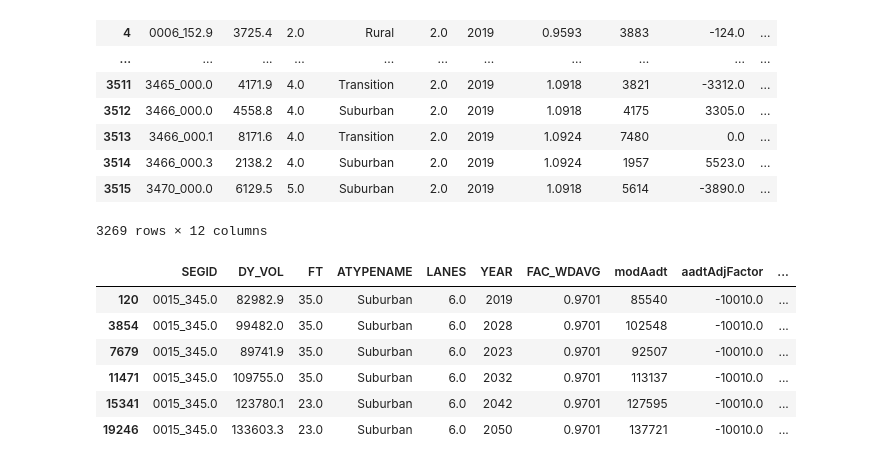
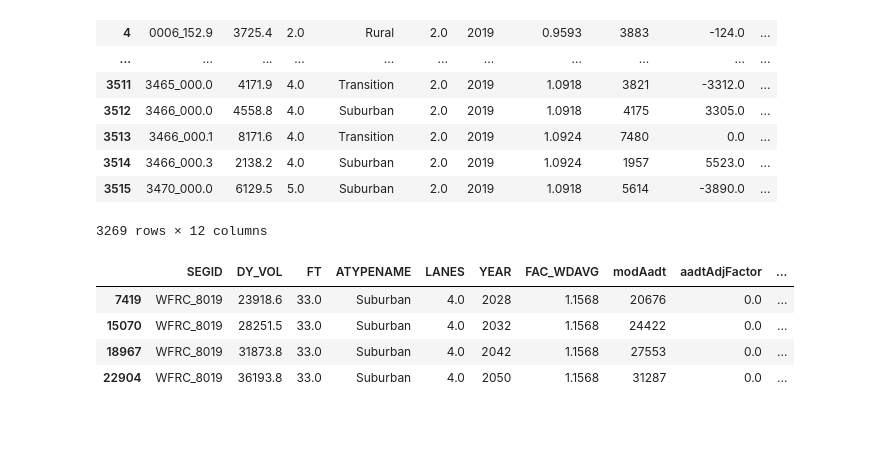
Before and after one commit to WFRCAnalytics/Traffic-Volume-Forecasts, a Jupyter notebook: 3-Prepare-Model-Forecasts.ipynb, the cells around one changed output. Drawn from its saved outputs; the diff is of its cells as text; code cells hidden in the pictures; blank space fills up the shorter version.

```diff
--- a/3-Prepare-Model-Forecasts.ipynb
+++ b/3-Prepare-Model-Forecasts.ipynb
@@ -250,6 +250,7 @@ def custom_rounding(value):
 # ADJUST ALL MODEL VOLUMES BASED ON BASE YEAR ADJ FACTOR
 
 dfModWithAdj = pd.DataFrame.merge(dfModAadt, dfModAdjFactor, on='SEGID', how='left')
+dfModWithAdj['aadtAdjFactor'].fillna(0,inplace=True)
 dfModWithAdj['modForecast'] = (dfModWithAdj['modAadt'] + dfModWithAdj['aadtAdjFactor']).apply(custom_rounding)
 dfModWithAdj
 
@@ -303,12 +304,10 @@ display(_df3[_df3['ModVsObs']!=0])
 # export final file
 dfModWithAdj.to_csv('intermediate/model-forecasts.csv', index=False)
 # %%
-dfModWithAdj[dfModWithAdj['SEGID']=='0015_345.0']
+dfModWithAdj[dfModWithAdj['SEGID']=='WFRC_8019']
 # %% [output]
 |  | SEGID | DY_VOL | FT | ATYPENAME | LANES | YEAR | FAC_WDAVG | modAadt | aadtAdjFactor | ... |
-| 120 | 0015_345.0 | 82982.9 | 35.0 | Suburban | 6.0 | 2019 | 0.9701 | 85540 | -10010.0 | ... |
-| 3854 | 0015_345.0 | 99482.0 | 35.0 | Suburban | 6.0 | 2028 | 0.9701 | 102548 | -10010.0 | ... |
-| 7679 | 0015_345.0 | 89741.9 | 35.0 | Suburban | 6.0 | 2023 | 0.9701 | 92507 | -10010.0 | ... |
-| 11471 | 0015_345.0 | 109755.0 | 35.0 | Suburban | 6.0 | 2032 | 0.9701 | 113137 | -10010.0 | ... |
-| 15341 | 0015_345.0 | 123780.1 | 23.0 | Suburban | 6.0 | 2042 | 0.9701 | 127595 | -10010.0 | ... |
-| 19246 | 0015_345.0 | 133603.3 | 23.0 | Suburban | 6.0 | 2050 | 0.9701 | 137721 | -10010.0 | ... |
+| 7419 | WFRC_8019 | 23918.6 | 33.0 | Suburban | 4.0 | 2028 | 1.1568 | 20676 | 0.0 | ... |
+| 15070 | WFRC_8019 | 28251.5 | 33.0 | Suburban | 4.0 | 2032 | 1.1568 | 24422 | 0.0 | ... |
+| 18967 | WFRC_8019 | 31873.8 | 33.0 | Suburban | 4.0 | 2042 | 1.1568 | 27553 | 0.0 | ... |
+| 22904 | WFRC_8019 | 36193.8 | 33.0 | Suburban | 4.0 | 2050 | 1.1568 | 31287 | 0.0 | ... |
```
Also changed, not shown: parts of 1 cell of this notebook, 50 other files.
